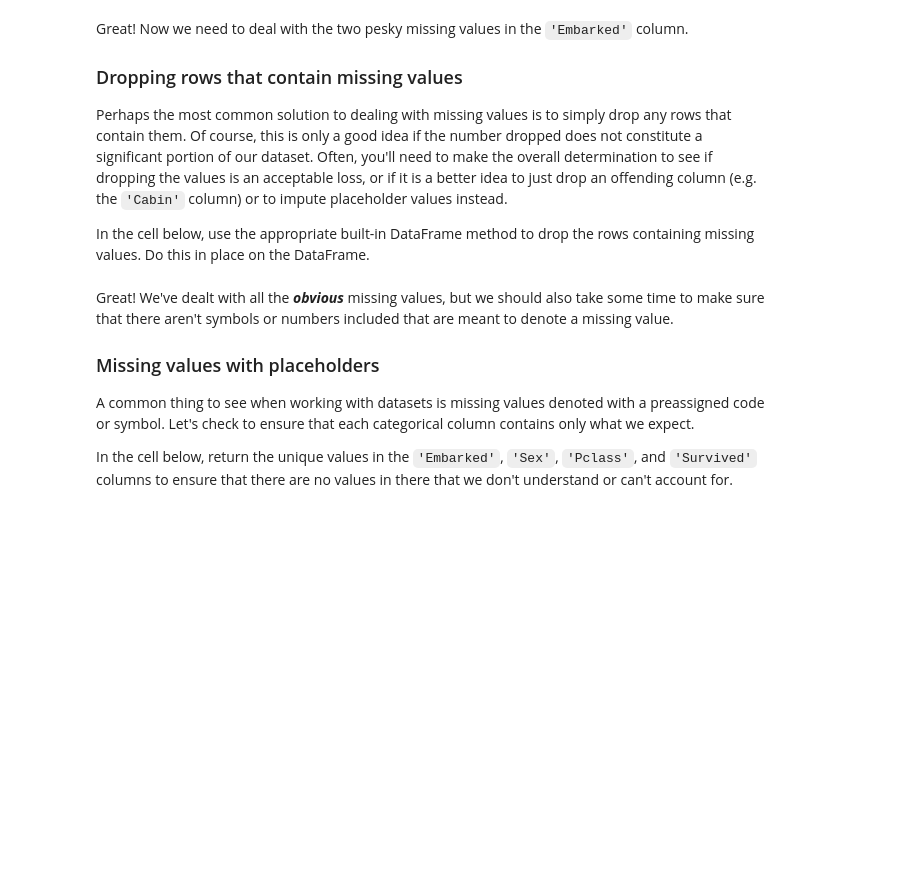
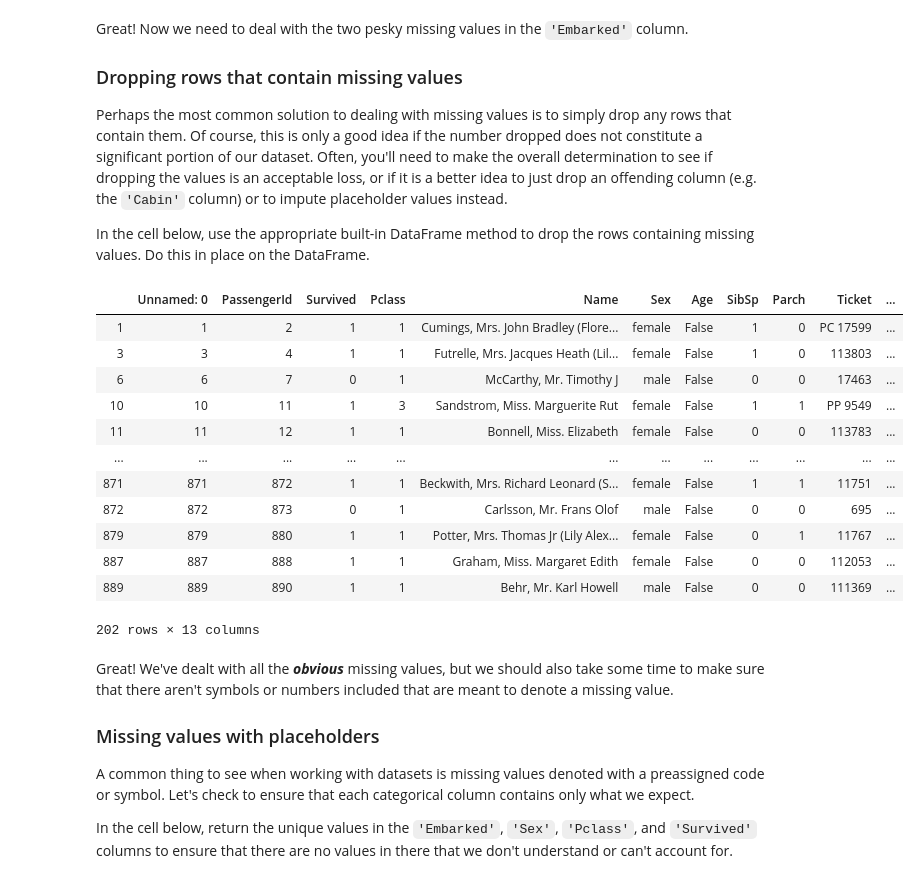
Before and after one commit to Reginald13/dsc-dealing-missing-data-lab-hbs-ds-060120, a Jupyter notebook: index.ipynb, the cells around one changed output. Cells and saved outputs as stored; diff of their text form; code cells hidden in the pictures; blank space fills up the shorter version.

```diff
--- a/index.ipynb
+++ b/index.ipynb
@@ -198,7 +198,21 @@ Perhaps the most common solution to dealing with missing values is to simply dro
 
 In the cell below, use the appropriate built-in DataFrame method to drop the rows containing missing values. Do this in place on the DataFrame.
 # %%
-df.dropna(axis = )
+df.dropna(axis = 0)
+# %% [output]
+|  | Unnamed: 0 | PassengerId | Survived | Pclass | Name | Sex | Age | SibSp | Parch | Ticket | ... |
+| 1 | 1 | 2 | 1 | 1 | Cumings, Mrs. John Bradley (Flore... | female | False | 1 | 0 | PC 17599 | ... |
+| 3 | 3 | 4 | 1 | 1 | Futrelle, Mrs. Jacques Heath (Lil... | female | False | 1 | 0 | 113803 | ... |
+| 6 | 6 | 7 | 0 | 1 | McCarthy, Mr. Timothy J | male | False | 0 | 0 | 17463 | ... |
+| 10 | 10 | 11 | 1 | 3 | Sandstrom, Miss. Marguerite Rut | female | False | 1 | 1 | PP 9549 | ... |
+| 11 | 11 | 12 | 1 | 1 | Bonnell, Miss. Elizabeth | female | False | 0 | 0 | 113783 | ... |
+| ... | ... | ... | ... | ... | ... | ... | ... | ... | ... | ... | ... |
+| 871 | 871 | 872 | 1 | 1 | Beckwith, Mrs. Richard Leonard (S... | female | False | 1 | 1 | 11751 | ... |
+| 872 | 872 | 873 | 0 | 1 | Carlsson, Mr. Frans Olof | male | False | 0 | 0 | 695 | ... |
+| 879 | 879 | 880 | 1 | 1 | Potter, Mrs. Thomas Jr (Lily Alex... | female | False | 0 | 1 | 11767 | ... |
+| 887 | 887 | 888 | 1 | 1 | Graham, Miss. Margaret Edith | female | False | 0 | 0 | 112053 | ... |
+| 889 | 889 | 890 | 1 | 1 | Behr, Mr. Karl Howell | male | False | 0 | 0 | 111369 | ... |
+202 rows × 13 columns
 # %% [markdown]
 Great! We've dealt with all the **_obvious_** missing values, but we should also take some time to make sure that there aren't symbols or numbers included that are meant to denote a missing value.
 
```
